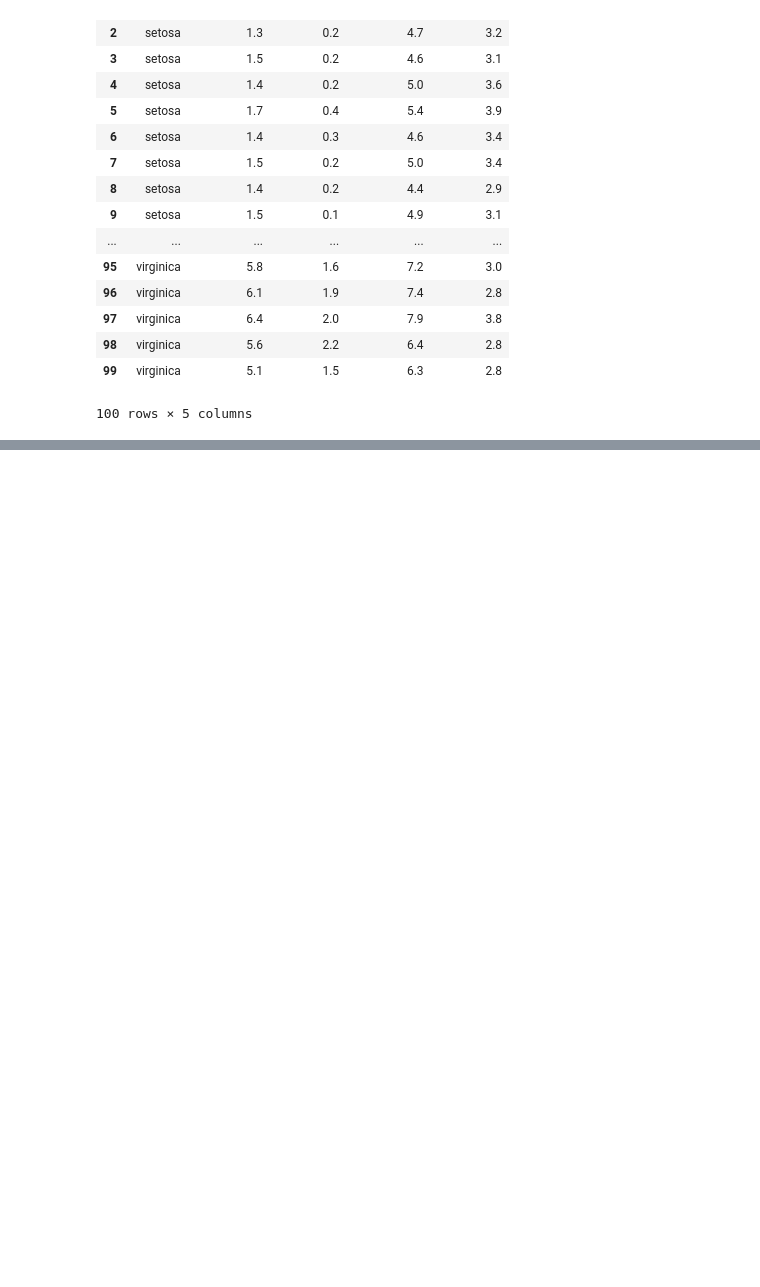
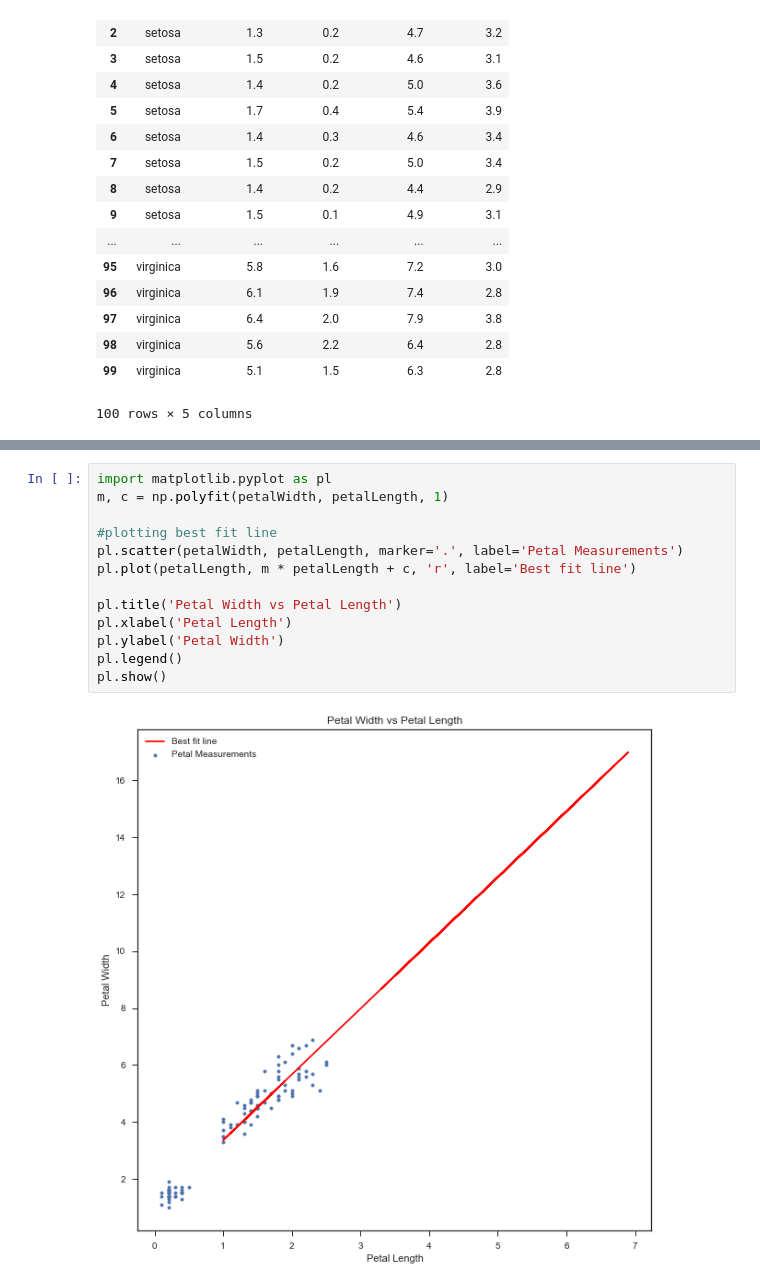
Before and after one commit to greall2/Jupyter-Pyplot-Numpy-Problem-Sheet, a Jupyter notebook: Solutions/Solution.ipynb, the cells around one changed output, grey strips where cells are left out. Drawn from its saved outputs; the diff is of its cells as text; blank space fills up the shorter version.

```diff
--- a/Solutions/Solution.ipynb
+++ b/Solutions/Solution.ipynb
@@ -132,3 +132,18 @@ sns.pairplot(df, hue="species")
 # %% [output]
 <seaborn.axisgrid.PairGrid at 0x...>
 [figure]
+# %%
+import matplotlib.pyplot as pl
+m, c = np.polyfit(petalWidth, petalLength, 1)
+
+#plotting best fit line
+pl.scatter(petalWidth, petalLength, marker='.', label='Petal Measurements')
+pl.plot(petalLength, m * petalLength + c, 'r', label='Best fit line')
+
+pl.title('Petal Width vs Petal Length')
+pl.xlabel('Petal Length')
+pl.ylabel('Petal Width')
+pl.legend()
+pl.show()
+# %% [output]
+[figure, added]
```
Also changed, not shown: parts of 1 cell of this notebook.
